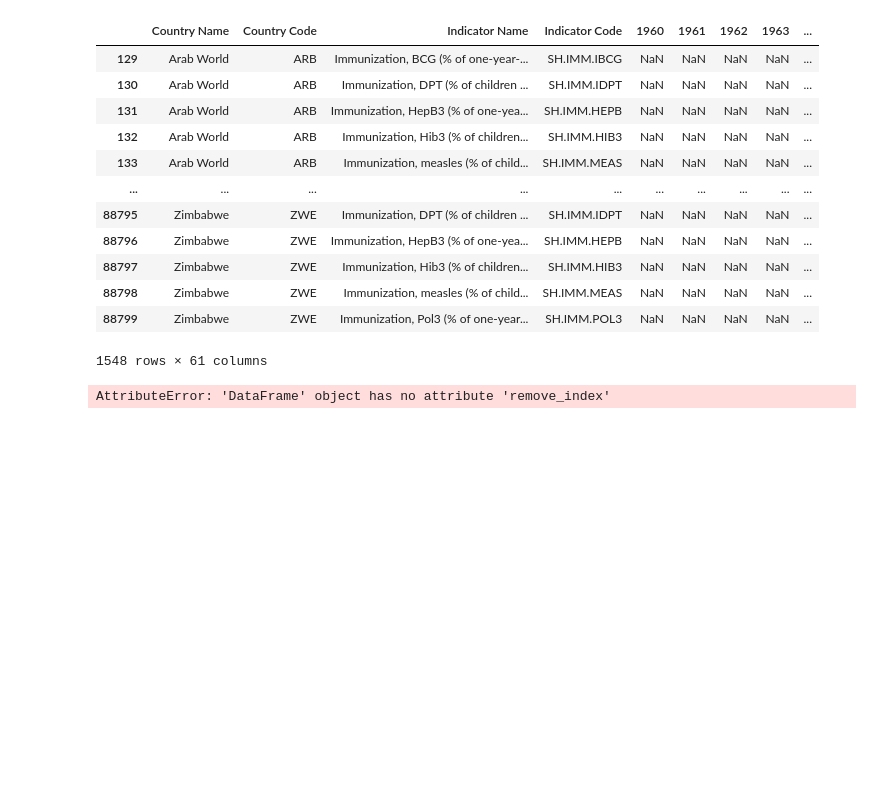
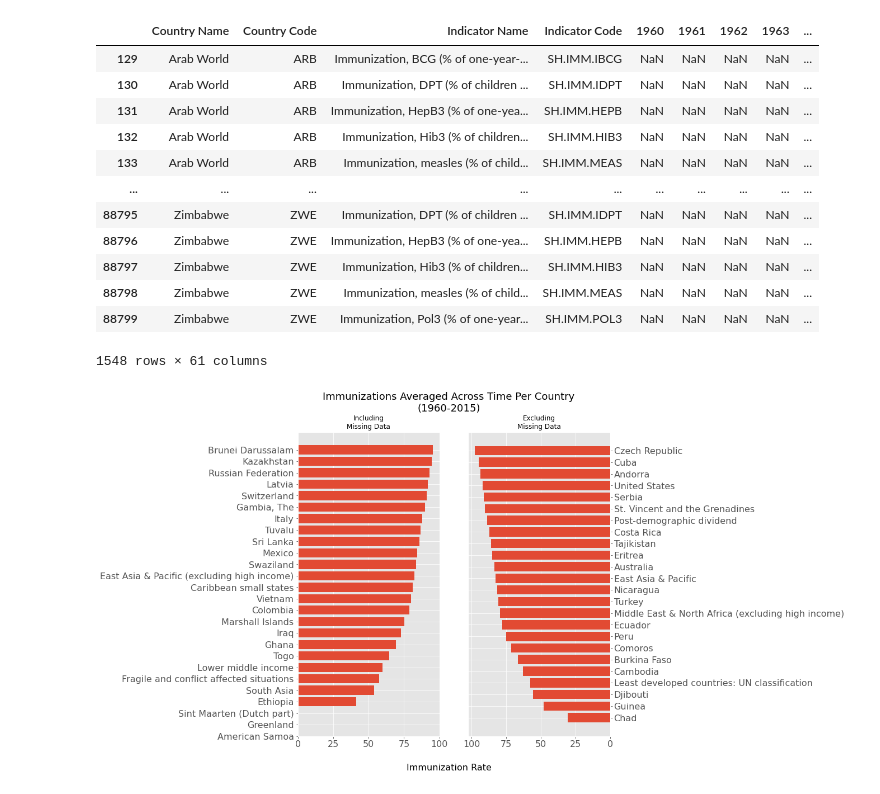
Before and after one commit to AndrewSamaha/HealthNutrition-and-PopulationStat, a Jupyter notebook: EDA.ipynb, the cells around one changed output. Drawn from its saved outputs; the diff is of its cells as text; code cells hidden in the pictures; blank space fills up the shorter version.

Commit message:
finished average immunization by country figure

```diff
--- a/EDA.ipynb
+++ b/EDA.ipynb
@@ -106,22 +106,33 @@ health[(health['Indicator Name'].str.contains("Immunization"))]
 | 88798 | Zimbabwe | ZWE | Immunization, measles (% of child... | SH.IMM.MEAS | NaN | NaN | NaN | NaN | ... |
 | 88799 | Zimbabwe | ZWE | Immunization, Pol3 (% of one-year... | SH.IMM.POL3 | NaN | NaN | NaN | NaN | ... |
 1548 rows × 61 columns
-# %%
-#def getWorldAvgByIndicator(df, indicator)
-country_immunization = pd.DataFrame({'Country Name':countries})
-#country_immunization[""]
-health[health['Indicator Name'].str.contains("Immunization")]['Indicator Name'].unique()
-
-immunization_groupby = health[health['Indicator Name'].str.contains("Immunization")].groupby(by= ['Country Name'])
-immunization_groupby
-
-immunization_groupby_mean = immunization_groupby.mean()
-immunization_groupby_mean.remove_index()
-#y_mean = immunization_groupby_mean.mean(axis=0)[:-1]
-#y_mean
-#for country in countries:
-#    immunization_groupby[country,"Total Immunization"] = [np.nan] * 55
-
-#'Public spending on education, total (% of GDP)'
-# %% [output]
-AttributeError: 'DataFrame' object has no attribute 'remove_index'
+# %%
+# Immunizations Averaged Across Time Per Country, by AS
+immunization_groupby = health[health['Indicator Name'].str.contains("Immunization")].groupby(by= ['Country Name'])
+immunization_groupby_mean = immunization_groupby.mean()
+per_country_rate = immunization_groupby_mean.transpose().mean(numeric_only=True).sort_values(na_position="first")
+per_country_rate_subset = per_country_rate[::10]
+per_country_rate_dropnan = per_country_rate.dropna()[::10]
+
+fig2, ax2 = plt.subplots(1,2,figsize=(10,10))
+fig2.suptitle("Immunizations Averaged Across Time Per Country\n(1960-2015)", fontsize=18)
+fig2.text(0.5, .04, 'Immunization Rate', ha='center')
+ax2[0].barh(per_country_rate_subset.index, per_country_rate_subset)
+ax2[0].set_yticks(per_country_rate_subset.index)
+ax2[0].set_title('Including\nMissing Data', fontsize=12)
+
+ax2[1].set_yticklabels([])
+ax2[1].set_yticks([])
+ax3 = ax2[1].twinx()
+ax3.barh(per_country_rate_dropnan.index, per_country_rate_dropnan, align='center')
+ax2[1].set_title('Excluding\nMissing Data', fontsize=12)
+ax3.set_yticks(per_country_rate_dropnan.index)
+ax3.set_yticklabels(per_country_rate_dropnan.index)
+ax3.invert_xaxis()
+
+
+#plt.tight_layout()
+plt.show()
+fig2.savefig('figures/f2.immunizationspercountry.png')
+# %% [output]
+[figure, added]
```
Also changed, not shown: 2 other files.
